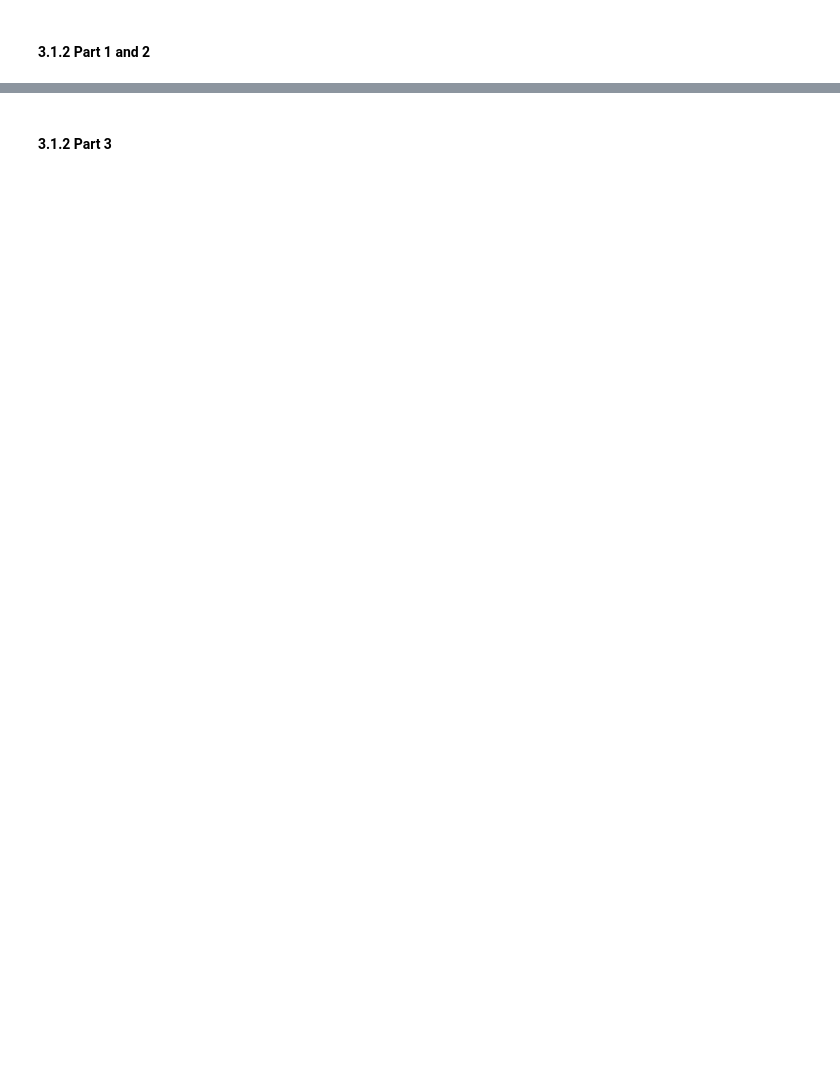
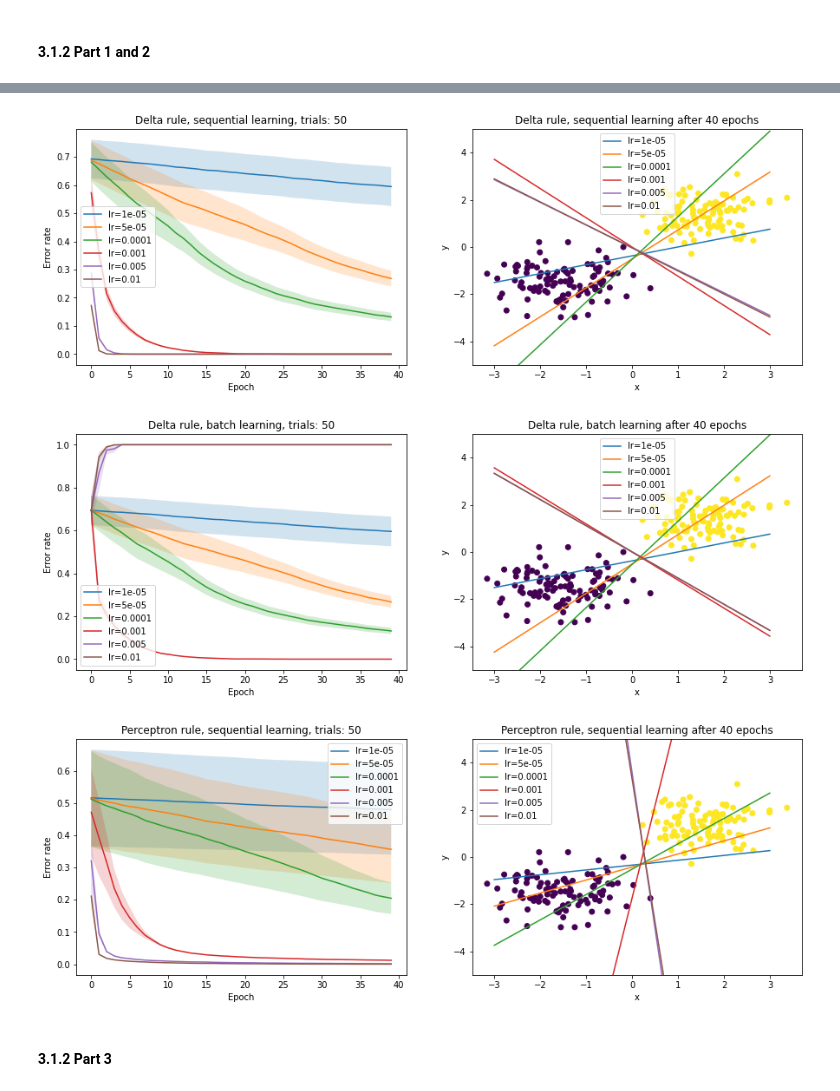
Before and after one commit to tim99fn/ann_kth, a Jupyter notebook: lab_1a.ipynb, the cells around one changed output, grey strips where cells are left out. Saved outputs shown, nothing was run; the diff lists cells and outputs as text; code cells hidden in the pictures; blank space fills up the shorter version.

```diff
--- a/lab_1a.ipynb
+++ b/lab_1a.ipynb
@@ -27,7 +27,7 @@ def perceptron_seq(patterns,targets,W,lr):
         y = step(np.dot(patterns[:,i],W))
         if y != (targets[i]+1)//2:
             n_error += 1
-        delta = - lr * (y-targets[i]) * patterns[:,i]
+        delta = - lr * (y-((targets[i]+1)//2)) * patterns[:,i]
         W += delta
     error_rate = n_error/200
     return W, error_rate
@@ -137,14 +160,2 @@ def learn_everything(data,target,W,epochs,save,path):
 # %% [markdown]
 #### 3.1.2 Part 1 and 2
-# %%
-# Parameters
-epochs = 30
-
-# Compare all three learning strategies
-W = np.random.normal(0,1,3)
-learn_everything(data,target,W,epochs,True,"lab1a/img/1/")
-
-# Repeat with different initial weights to test sensitivity
-np.random.seed(50)
-W = np.random.normal(0,1,3)
-learn_everything(data,target,W,epochs,True,"lab1a/img/2/")
@@ -164,2 +162,13 @@ learn_everything(data,target,W,epochs,True,"lab1a/img/2/")
+# %%
+# Parameters
+trials = 50
+epochs = 40
+
+# Compare all three learning strategies
+learn_everything(data,target,trials, epochs,True,"lab1a/img/1/")
+# %% [output]
+[figure, added]
+[figure, added]
+[figure, added]
 # %% [markdown]
 #### 3.1.2 Part 3
```
Also changed, not shown: parts of 7 cells of this notebook, 34 other files.
